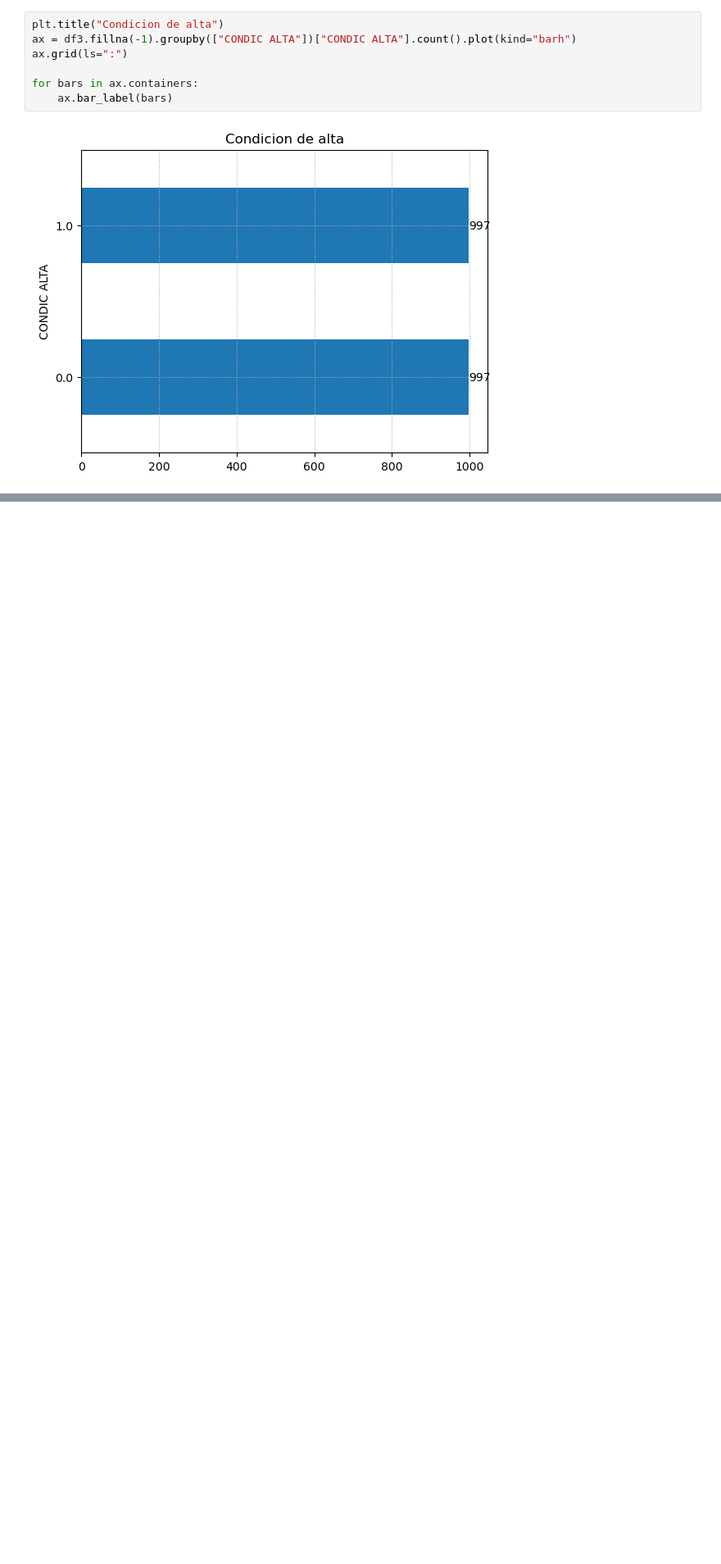
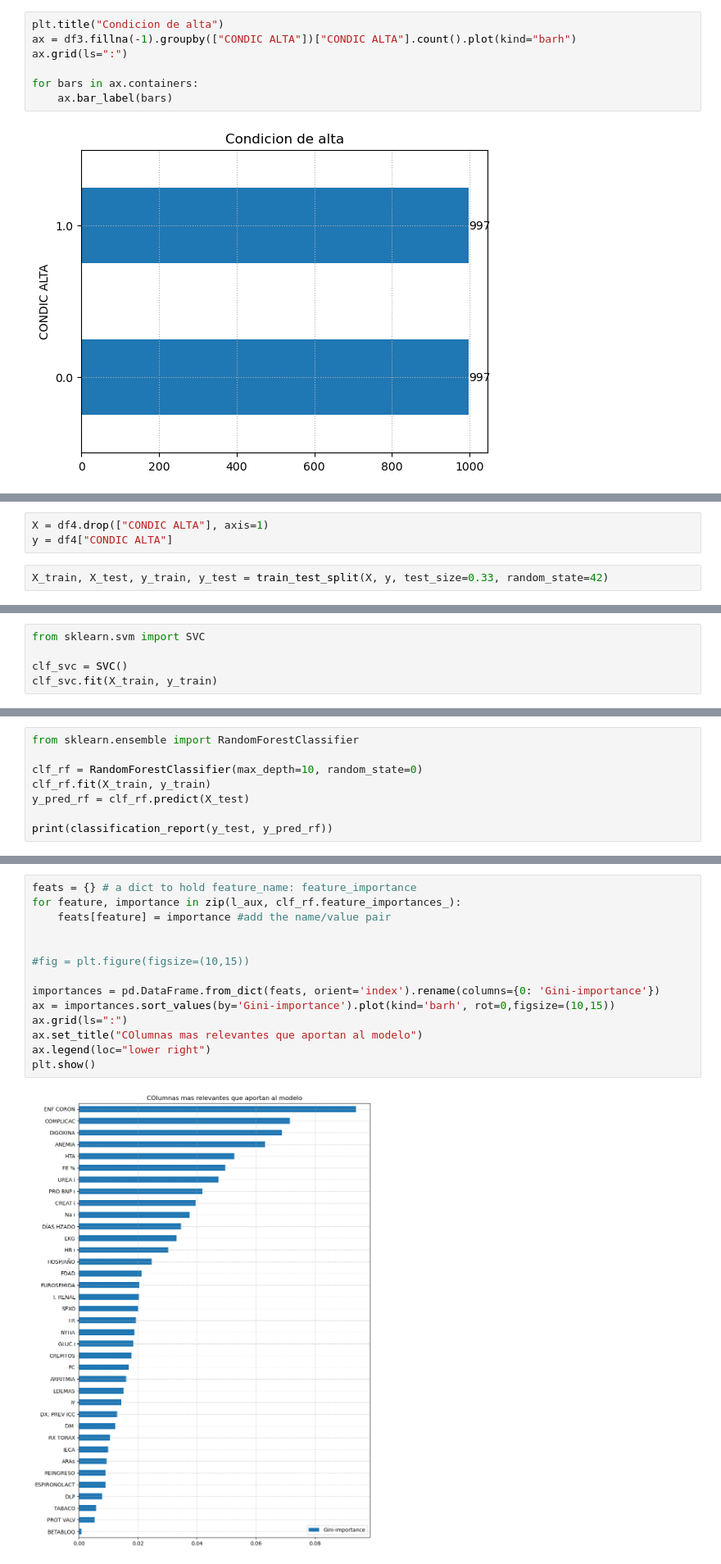
Before and after one commit to moisesStevend/clasificador_altas, a Jupyter notebook: pre_processing/test1.ipynb, the cells around one changed output, grey strips where cells are left out. Shown at 82% size. Cells and saved outputs as stored; diff of their text form; blank space fills up the shorter version.

Commit message:
Escalamient, split data, modelos de clasificacion

```diff
--- a/pre_processing/test1.ipynb
+++ b/pre_processing/test1.ipynb
@@ -172,0 +249,5 @@ for bars in ax.containers:
+# %%
+X = df4.drop(["CONDIC ALTA"], axis=1)
+y = df4["CONDIC ALTA"]
+# %%
+X_train, X_test, y_train, y_test = train_test_split(X, y, test_size=0.33, random_state=42)
@@ -172,0 +258,5 @@ for bars in ax.containers:
+# %%
+from sklearn.svm import SVC
+
+clf_svc = SVC()
+clf_svc.fit(X_train, y_train)
@@ -172,0 +282,8 @@ for bars in ax.containers:
+# %%
+from sklearn.ensemble import RandomForestClassifier
+
+clf_rf = RandomForestClassifier(max_depth=10, random_state=0)
+clf_rf.fit(X_train, y_train)
+y_pred_rf = clf_rf.predict(X_test)
+
+print(classification_report(y_test, y_pred_rf))
@@ -172,0 +310,16 @@ for bars in ax.containers:
+# %%
+feats = {} # a dict to hold feature_name: feature_importance
+for feature, importance in zip(l_aux, clf_rf.feature_importances_):
+    feats[feature] = importance #add the name/value pair
+
+
+#fig = plt.figure(figsize=(10,15))
+
+importances = pd.DataFrame.from_dict(feats, orient='index').rename(columns={0: 'Gini-importance'})
+ax = importances.sort_values(by='Gini-importance').plot(kind='barh', rot=0,figsize=(10,15))
+ax.grid(ls=":")
+ax.set_title("COlumnas mas relevantes que aportan al modelo")
+ax.legend(loc="lower right")
+plt.show()
+# %% [output]
+[figure, added]
```
Also changed, not shown: parts of 19 cells of this notebook.
